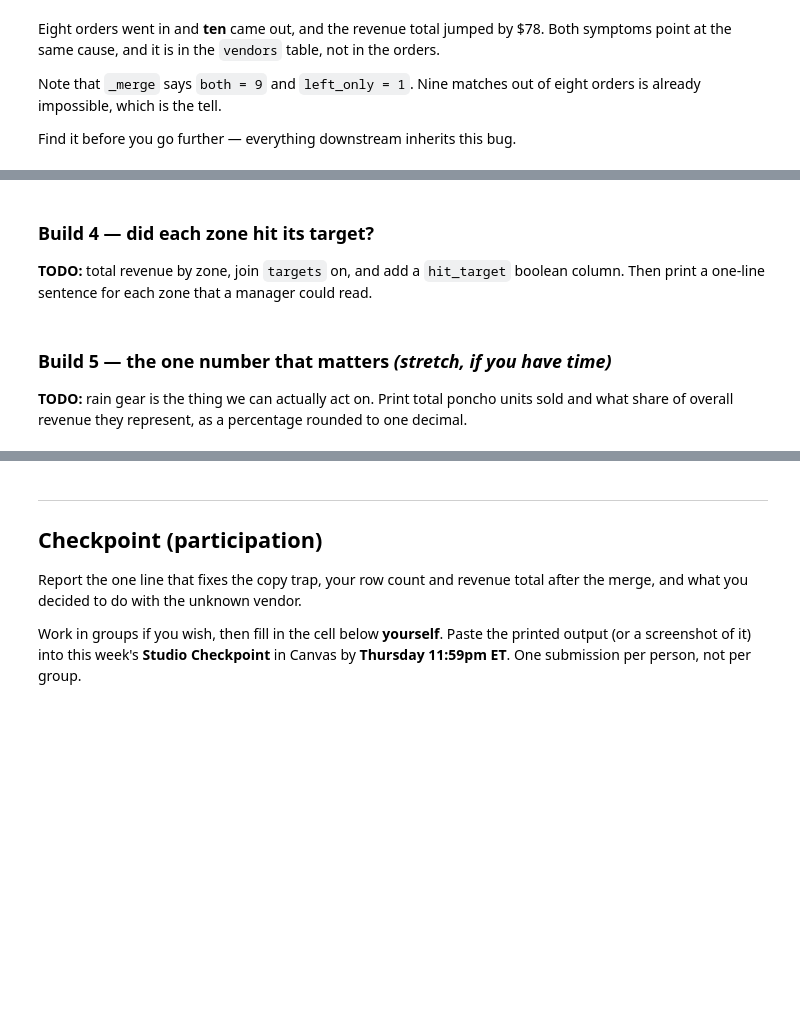
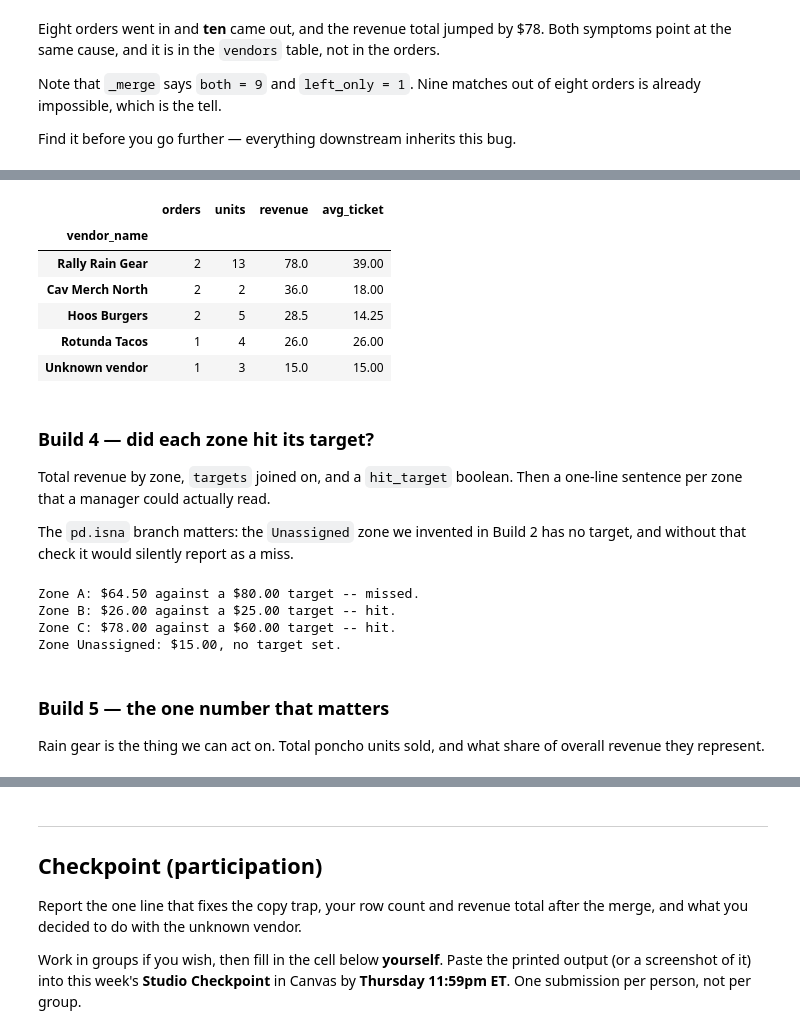
Before and after one commit to ahhill27/ds2002-fa26, a Jupyter notebook: notebooks/03-pandas-cleaning/2026-09-16 — Pandas Core Ops — Studio.ipynb, the cells around one changed output, grey strips where cells are left out. Cells and saved outputs as stored; diff of their text form; code cells hidden in the pictures; blank space fills up the shorter version.

```diff
--- a/notebooks/03-pandas-cleaning/2026-09-16 — Pandas Core Ops — Studio.ipynb
+++ b/notebooks/03-pandas-cleaning/2026-09-16 — Pandas Core Ops — Studio.ipynb
@@ -257,4 +350,23 @@ Sorted by revenue, highest first. Use `.agg()` with named outputs so the columns
+# %%
+summary = (joined.groupby('vendor_name')
+           .agg(orders=('order_id', 'count'),
+                units=('qty', 'sum'),
+                revenue=('revenue', 'sum'),
+                avg_ticket=('revenue', 'mean'))
+           .round(2)
+           .sort_values('revenue', ascending=False))
+summary
+# %% [output]
+|  | orders | units | revenue | avg_ticket |
+| vendor_name |  |  |  |  |
+| Rally Rain Gear | 2 | 13 | 78.0 | 39.00 |
+| Cav Merch North | 2 | 2 | 36.0 | 18.00 |
+| Hoos Burgers | 2 | 5 | 28.5 | 14.25 |
+| Rotunda Tacos | 1 | 4 | 26.0 | 26.00 |
+| Unknown vendor | 1 | 3 | 15.0 | 15.00 |
 # %% [markdown]
 ### Build 4 — did each zone hit its target?
 
-**TODO:** total revenue by zone, join `targets` on, and add a `hit_target` boolean column. Then print a one-line sentence for each zone that a manager could read.
+Total revenue by zone, `targets` joined on, and a `hit_target` boolean. Then a one-line sentence per zone that a manager could actually read.
+
+The `pd.isna` branch matters: the `Unassigned` zone we invented in Build 2 has no target, and without that check it would silently report as a miss.
@@ -263,4 +373,22 @@ Sorted by revenue, highest first. Use `.agg()` with named outputs so the columns
+# %%
+by_zone = joined.groupby('zone', as_index=False)['revenue'].sum()
+
+scored = by_zone.merge(targets, on='zone', how='left')
+scored['hit_target'] = scored['revenue'] >= scored['revenue_target']
+
+for row in scored.itertuples():
+    if pd.isna(row.revenue_target):
+        print(f'Zone {row.zone}: ${row.revenue:.2f}, no target set.')
+    else:
+        verdict = 'hit' if row.hit_target else 'missed'
+        print(f'Zone {row.zone}: ${row.revenue:.2f} against a '
+              f'${row.revenue_target:.2f} target -- {verdict}.')
+# %% [output]
+Zone A: $64.50 against a $80.00 target -- missed.
+Zone B: $26.00 against a $25.00 target -- hit.
+Zone C: $78.00 against a $60.00 target -- hit.
+Zone Unassigned: $15.00, no target set.
 # %% [markdown]
-### Build 5 — the one number that matters *(stretch, if you have time)*
+### Build 5 — the one number that matters
 
-**TODO:** rain gear is the thing we can actually act on. Print total poncho units sold and what share of overall revenue they represent, as a percentage rounded to one decimal.
+Rain gear is the thing we can act on. Total poncho units sold, and what share of overall revenue they represent.
```
Also changed, not shown: parts of 26 cells of this notebook.
